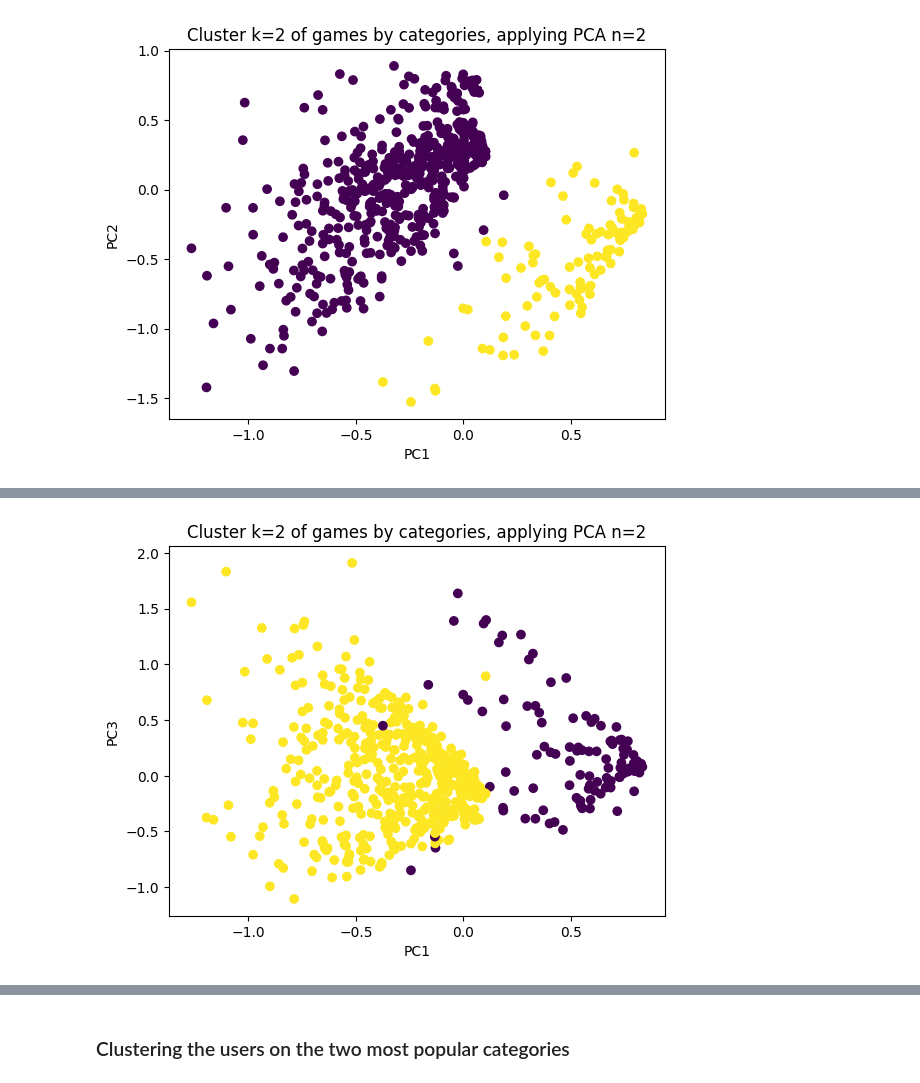
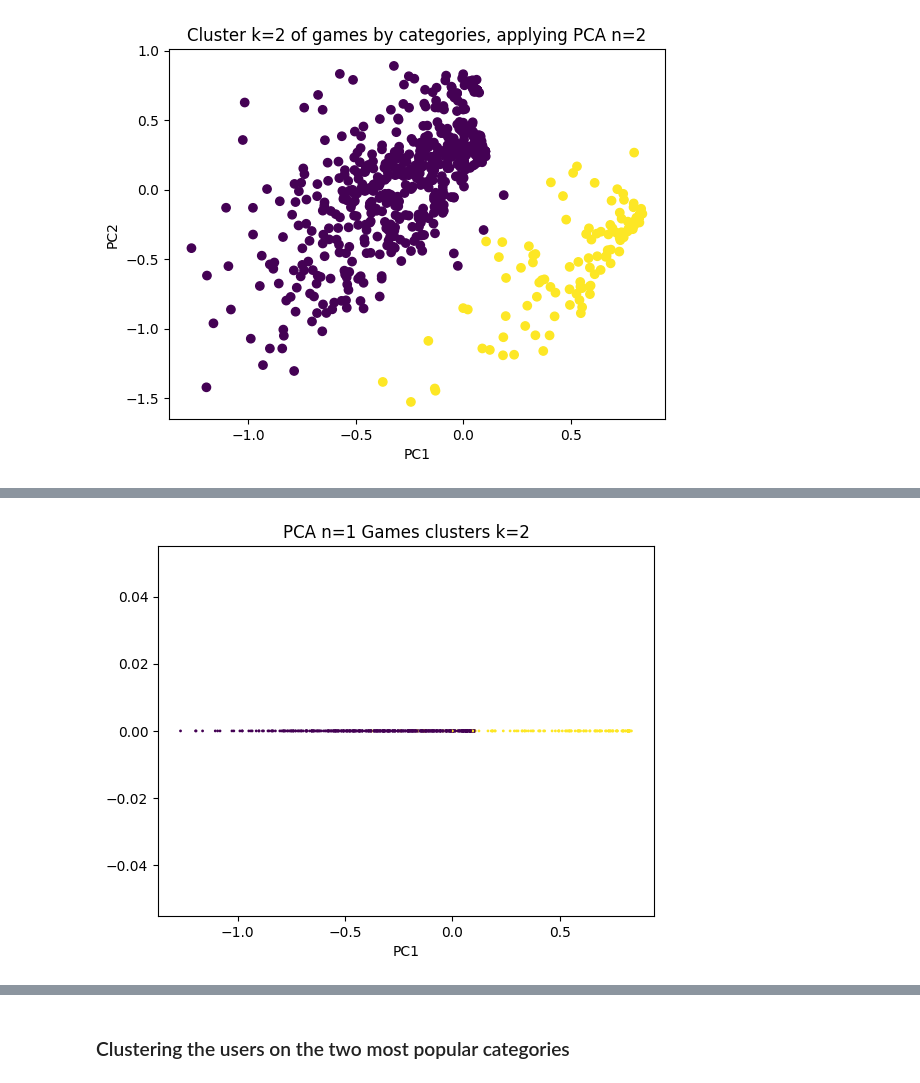
Before and after one commit to Franciline/Recommendation_system, a Jupyter notebook: pca_clustering.ipynb, the cells around one changed output, grey strips where cells are left out. Cells and saved outputs as stored; diff of their text form; code cells hidden in the pictures.

```diff
--- a/pca_clustering.ipynb
+++ b/pca_clustering.ipynb
@@ -305,10 +263,13 @@ plt.show()
 # %%
-# PCA 3 visualisez in different parts
-# plot
-plt.scatter(game_type_2d[:,0], game_type_2d[:,2], c=clustered)
-plt.title("Cluster k=2 of games by categories, applying PCA n=2")
-plt.xlabel("PC1")
-plt.ylabel("PC3")
+# visualisation in 1D
+pca = PCA(n_components=1)
+game_type_2d = pca.fit_transform(game_type)
+
+fig = plt.figure()
+plt.scatter(game_type_2d, np.zeros(len(game_type_2d)),c=clustered, s=1)
+plt.title("PCA n=1 Games clusters k=2")
+plt.xlabel('PC1')
+
 plt.show()
 # %% [output]
-[figure, old version]
+[figure, new version]
```
Also changed, not shown: parts of 31 cells of this notebook, 1 other file.
